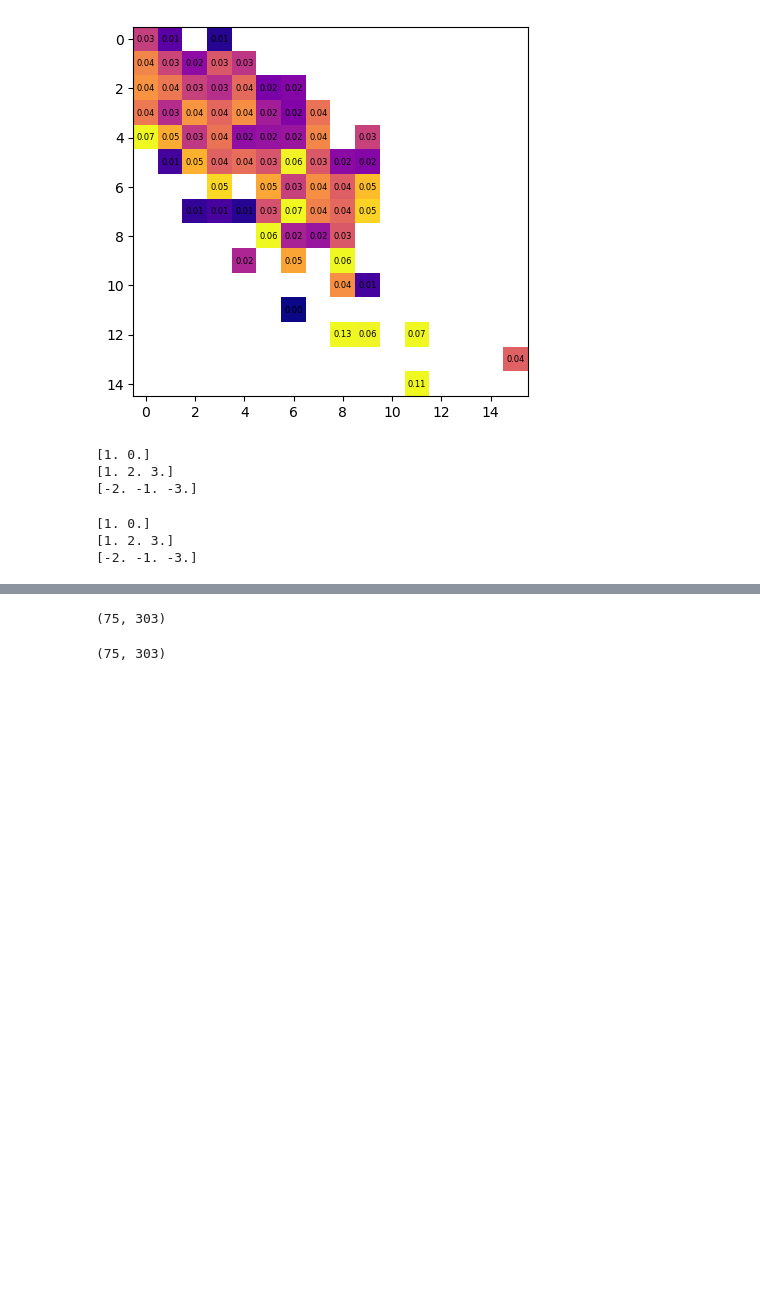
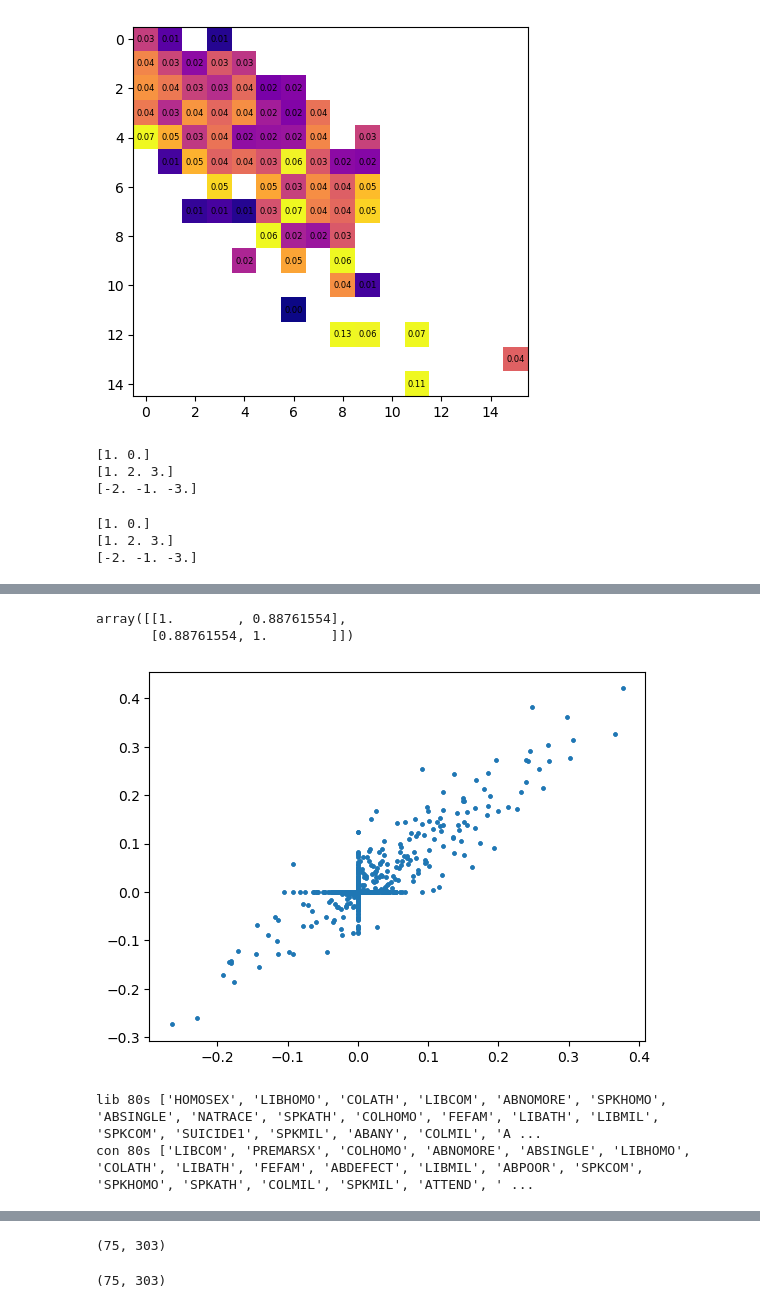
Before and after one commit to victorvikram/BeliefNetworkEvo, a Jupyter notebook: nbk/v_creating_belief_network.ipynb, the cells around one changed output, grey strips where cells are left out. Drawn from its saved outputs; the diff is of its cells as text; code cells hidden in the pictures; blank space fills up the shorter version.

```diff
--- a/nbk/v_creating_belief_network.ipynb
+++ b/nbk/v_creating_belief_network.ipynb
@@ -254,0 +327,14 @@ correlation_matrix =
+# %%
+plt.scatter(lib_10_corr_mat, con_10_corr_mat, s=5)
+lib_con_10_corr = np.corrcoef(lib_10_corr_mat.flatten(), con_10_corr_mat.flatten())
+lib_con_10_corr
+# %% [output]
+array([[1.        , 0.88761554],
+       [0.88761554, 1.        ]])
+[figure, added]
+# %%
+print("lib 80s", [outputs_80s[0]["vars"][i] for i in np.argsort(-np.abs(lib_80_corr_mat).sum(axis=0)).astype(int)])
+print("con 80s", [outputs_80s[1]["vars"][i] for i in np.argsort(-np.abs(con_80_corr_mat).sum(axis=0)).astype(int)])
+# %% [output]
+lib 80s ['HOMOSEX', 'LIBHOMO', 'COLATH', 'LIBCOM', 'ABNOMORE', 'SPKHOMO', 'ABSINGLE', 'NATRACE', 'SPKATH', 'COLHOMO', 'FEFAM', 'LIBATH', 'LIBMIL', 'SPKCOM', 'SUICIDE1', 'SPKMIL', 'ABANY', 'COLMIL', 'A ...
+con 80s ['LIBCOM', 'PREMARSX', 'COLHOMO', 'ABNOMORE', 'ABSINGLE', 'LIBHOMO', 'COLATH', 'LIBATH', 'FEFAM', 'ABDEFECT', 'LIBMIL', 'ABPOOR', 'SPKCOM', 'SPKHOMO', 'SPKATH', 'COLMIL', 'SPKMIL', 'ATTEND', ' ...
```
Also changed, not shown: parts of 27 cells of this notebook, 1 other file.
